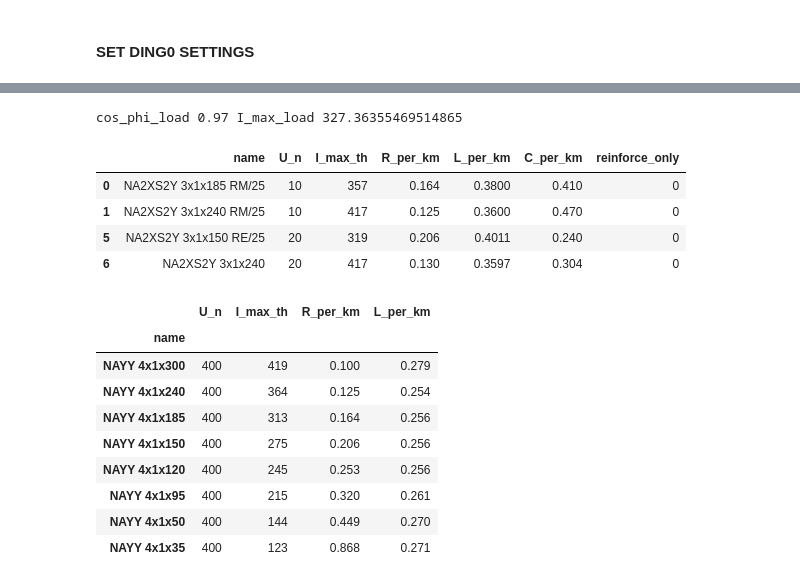
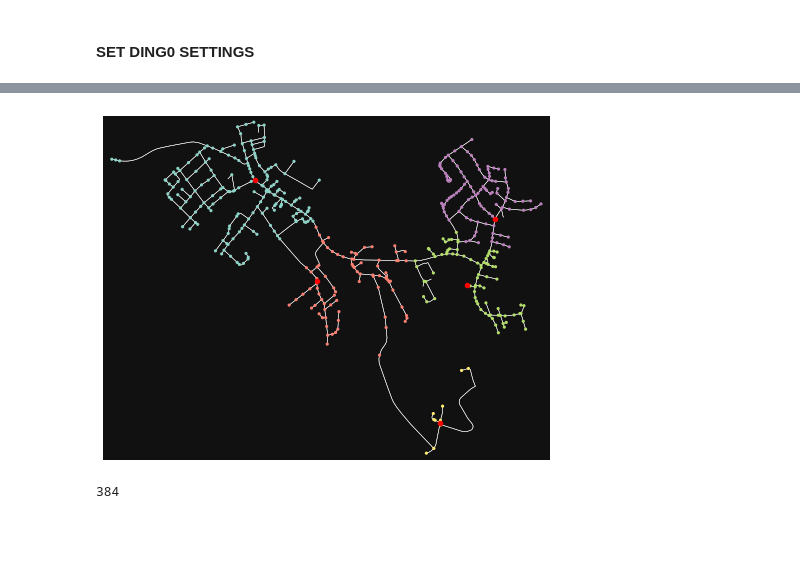
Before and after one commit to openego/ding0, a Jupyter notebook: ding0/lv_grid_testing-11.19.ipynb, the cells around one changed output, grey strips where cells are left out. Drawn from its saved outputs; the diff is of its cells as text; code cells hidden in the pictures; blank space fills up the shorter version.

```diff
--- a/ding0/lv_grid_testing-11.19.ipynb
+++ b/ding0/lv_grid_testing-11.19.ipynb
@@ -158,31 +167,15 @@ lvgd.lv_grid.__dict__
+# %%
+import osmnx as ox
+cluster_graph = load_area.load_area_graph
+nc = ox.plot.get_node_colors_by_attr(cluster_graph, attr='cluster', cmap="Set3") #
+
+fig, ax = ox.plot_graph(cluster_graph, node_color=nc, node_size=10, edge_color='w', edge_linewidth=0.5, show=False, close=False)
+
+for lvgd in load_area._lv_grid_districts:
+    ax.scatter(lvgd.lv_grid._station.geo_data.x, lvgd.lv_grid._station.geo_data.y, color = 'red', s=20)
+# %% [output]
+[figure, added]
 # %%
-lvgd = load_area._lv_grid_districts[0]
+len(load_area._lv_grid_districts[0].buildings)
+# %% [output]
+384
-# %%
-from ding0.tools import config as cfg_ding0
-cos_phi_load = cfg_ding0.get('assumptions', 'cos_phi_load')
-
-I_max_load = 5500 / (3 ** 0.5 * 10) / cos_phi_load
-print('cos_phi_load', cos_phi_load, 'I_max_load', I_max_load)
-# %% [output]
-cos_phi_load 0.97 I_max_load 327.36355469514865
-# %%
-lvgd.lv_grid.network.static_data['MV_cables'].loc[lvgd.lv_grid.network.static_data['MV_cables'].reinforce_only == 0]
-# %% [output]
-|  | name | U_n | I_max_th | R_per_km | L_per_km | C_per_km | reinforce_only |
-| 0 | NA2XS2Y 3x1x185 RM/25 | 10 | 357 | 0.164 | 0.3800 | 0.410 | 0 |
-| 1 | NA2XS2Y 3x1x240 RM/25 | 10 | 417 | 0.125 | 0.3600 | 0.470 | 0 |
-| 5 | NA2XS2Y 3x1x150 RE/25 | 20 | 319 | 0.206 | 0.4011 | 0.240 | 0 |
-| 6 | NA2XS2Y 3x1x240 | 20 | 417 | 0.130 | 0.3597 | 0.304 | 0 |
-# %%
-lvgd.lv_grid.network.static_data['LV_cables']
-# %% [output]
-|  | U_n | I_max_th | R_per_km | L_per_km |
-| name |  |  |  |  |
-| NAYY 4x1x300 | 400 | 419 | 0.100 | 0.279 |
-| NAYY 4x1x240 | 400 | 364 | 0.125 | 0.254 |
-| NAYY 4x1x185 | 400 | 313 | 0.164 | 0.256 |
-| NAYY 4x1x150 | 400 | 275 | 0.206 | 0.256 |
-| NAYY 4x1x120 | 400 | 245 | 0.253 | 0.256 |
-| NAYY 4x1x95 | 400 | 215 | 0.320 | 0.261 |
-| NAYY 4x1x50 | 400 | 144 | 0.449 | 0.270 |
-| NAYY 4x1x35 | 400 | 123 | 0.868 | 0.271 |
```
Also changed, not shown: parts of 23 cells of this notebook, 7 other files.
